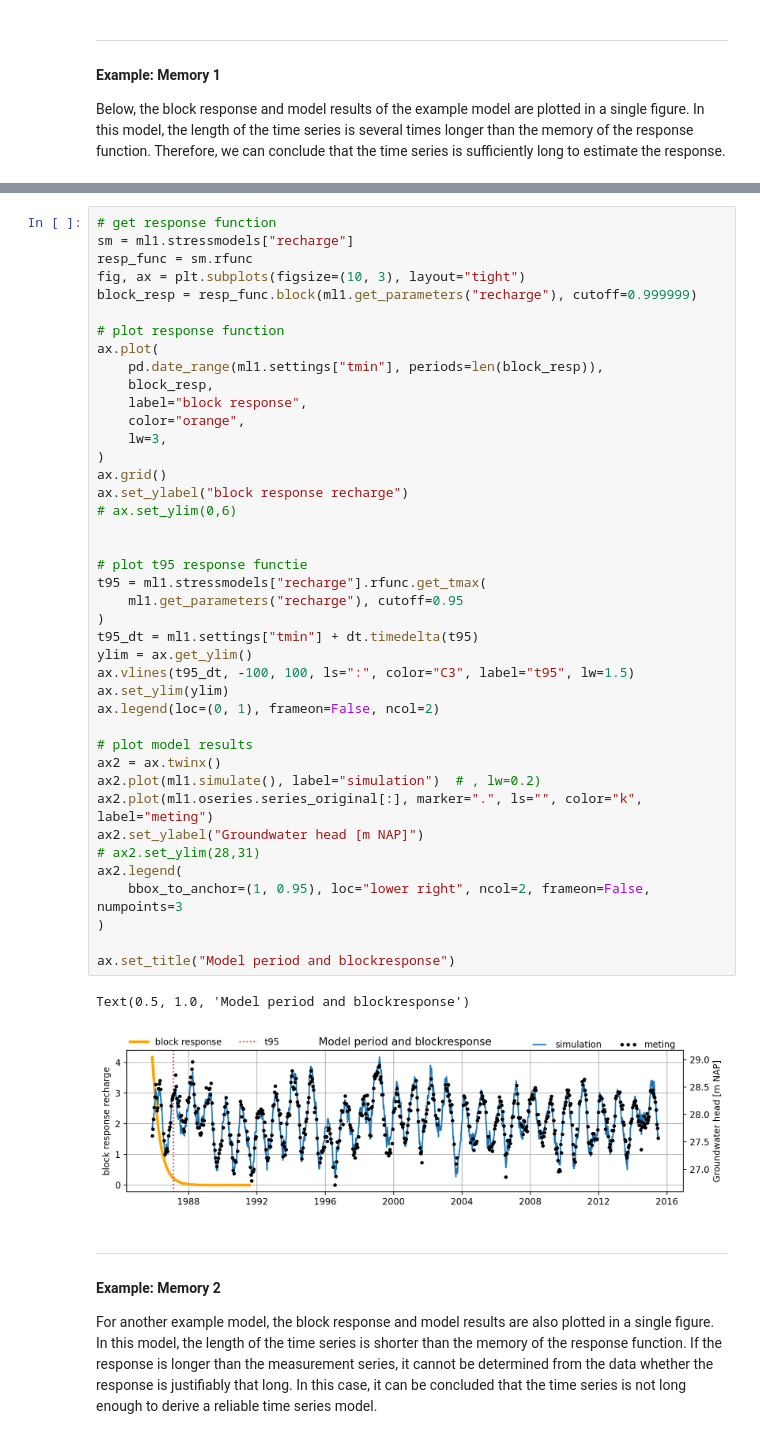
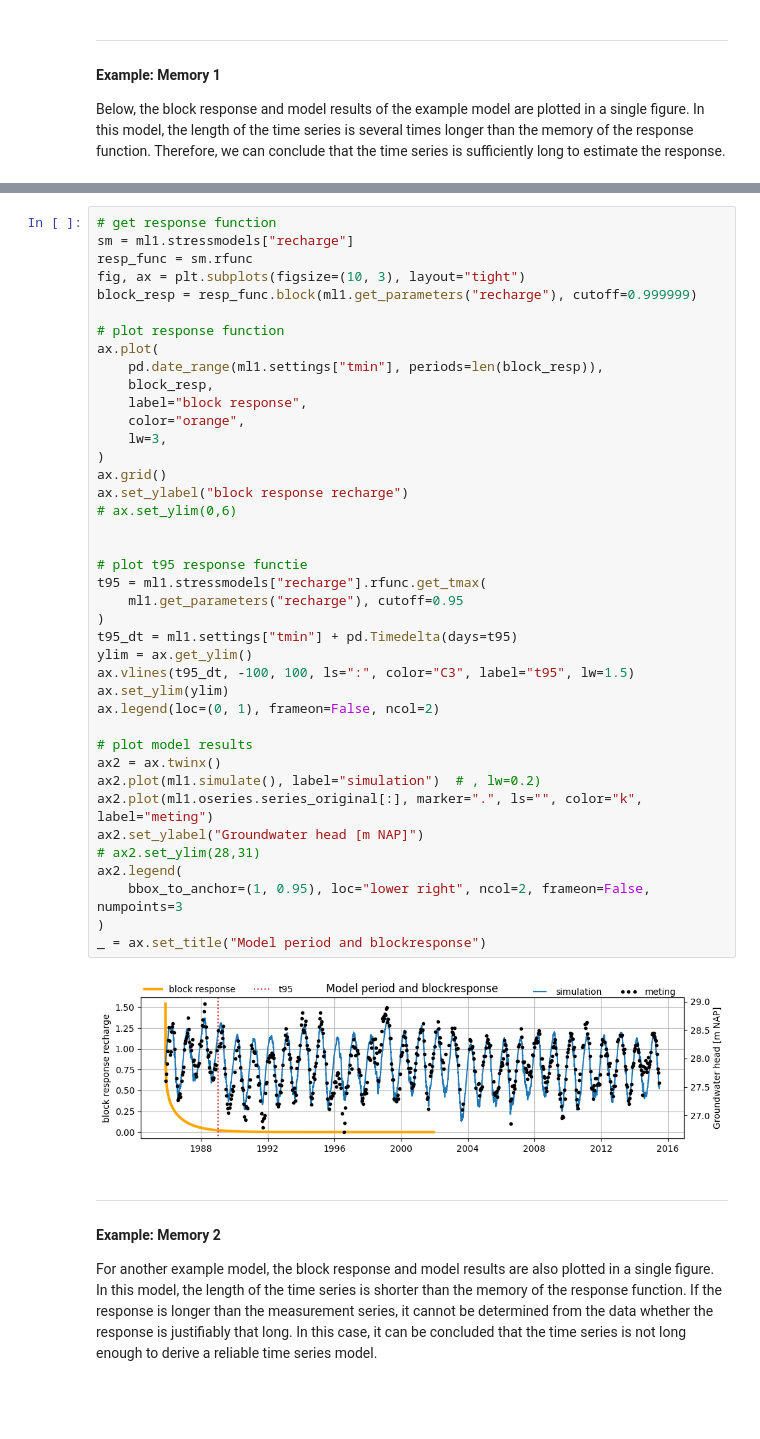
Before and after one commit to pastas/test-examples, a Jupyter notebook: stowa_manual/assessment.ipynb, the cells around one changed output, grey strips where cells are left out. Cells and saved outputs as stored; diff of their text form; blank space fills up the shorter version.

```diff
--- a/stowa_manual/assessment.ipynb
+++ b/stowa_manual/assessment.ipynb
@@ -950,38 +951,36 @@ ax.plot(
     pd.date_range(ml1.settings["tmin"], periods=len(block_resp)),
     block_resp,
     label="block response",
     color="orange",
     lw=3,
 )
 ax.grid()
 ax.set_ylabel("block response recharge")
 # ax.set_ylim(0,6)
 
 
 # plot t95 response functie
 t95 = ml1.stressmodels["recharge"].rfunc.get_tmax(
     ml1.get_parameters("recharge"), cutoff=0.95
 )
-t95_dt = ml1.settings["tmin"] + dt.timedelta(t95)
+t95_dt = ml1.settings["tmin"] + pd.Timedelta(days=t95)
 ylim = ax.get_ylim()
 ax.vlines(t95_dt, -100, 100, ls=":", color="C3", label="t95", lw=1.5)
 ax.set_ylim(ylim)
 ax.legend(loc=(0, 1), frameon=False, ncol=2)
 
 # plot model results
 ax2 = ax.twinx()
 ax2.plot(ml1.simulate(), label="simulation")  # , lw=0.2)
 ax2.plot(ml1.oseries.series_original[:], marker=".", ls="", color="k", label="meting")
 ax2.set_ylabel("Groundwater head [m NAP]")
 # ax2.set_ylim(28,31)
 ax2.legend(
     bbox_to_anchor=(1, 0.95), loc="lower right", ncol=2, frameon=False, numpoints=3
 )
-
-ax.set_title("Model period and blockresponse")
+_ = ax.set_title("Model period and blockresponse")
 # %% [output]
-Text(0.5, 1.0, 'Model period and blockresponse')
-[figure, old version]
+[figure, new version]
 # %% [markdown]
 <hr>
 
```
Also changed, not shown: parts of 12 cells of this notebook, 4 other files.
